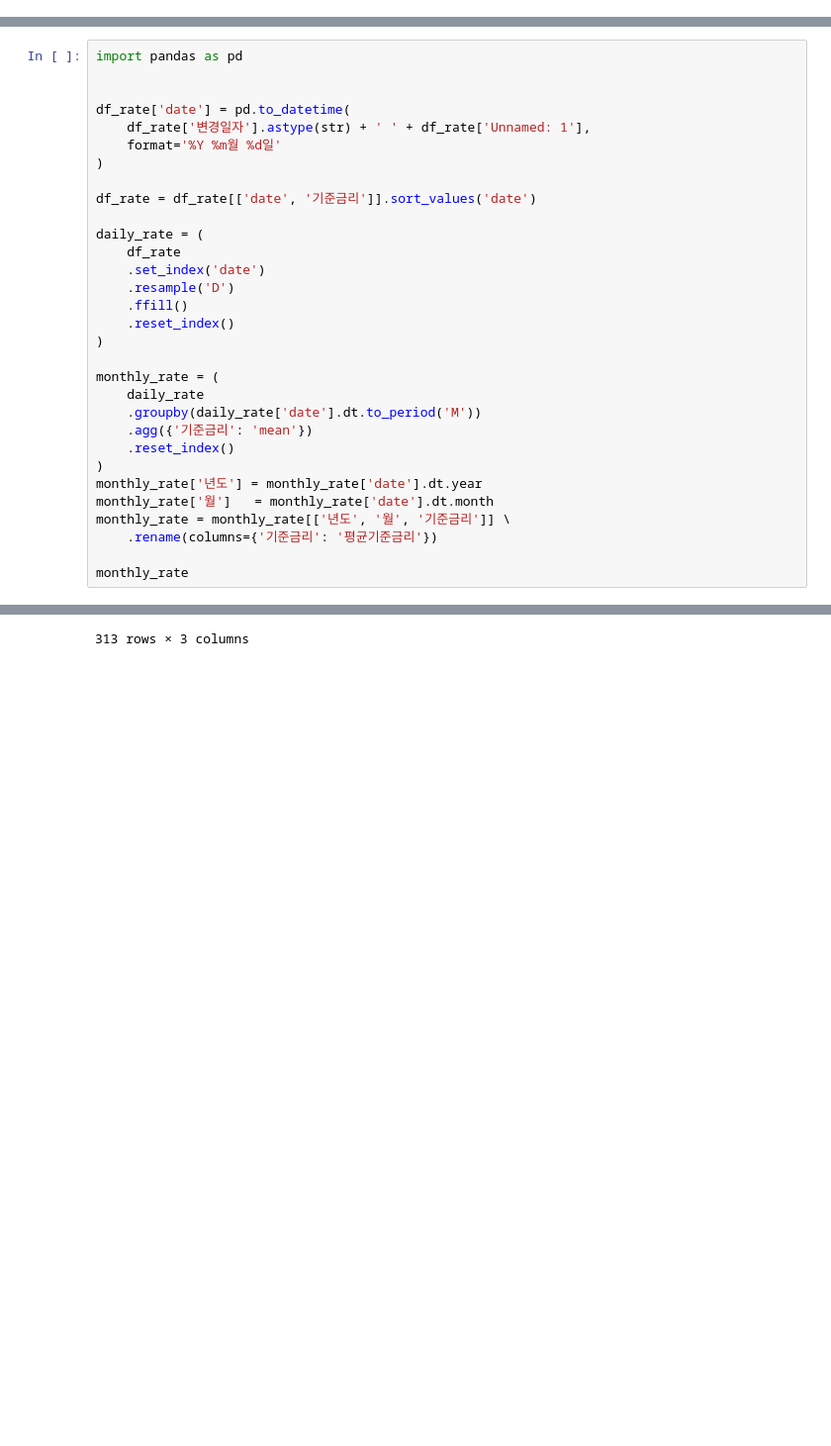
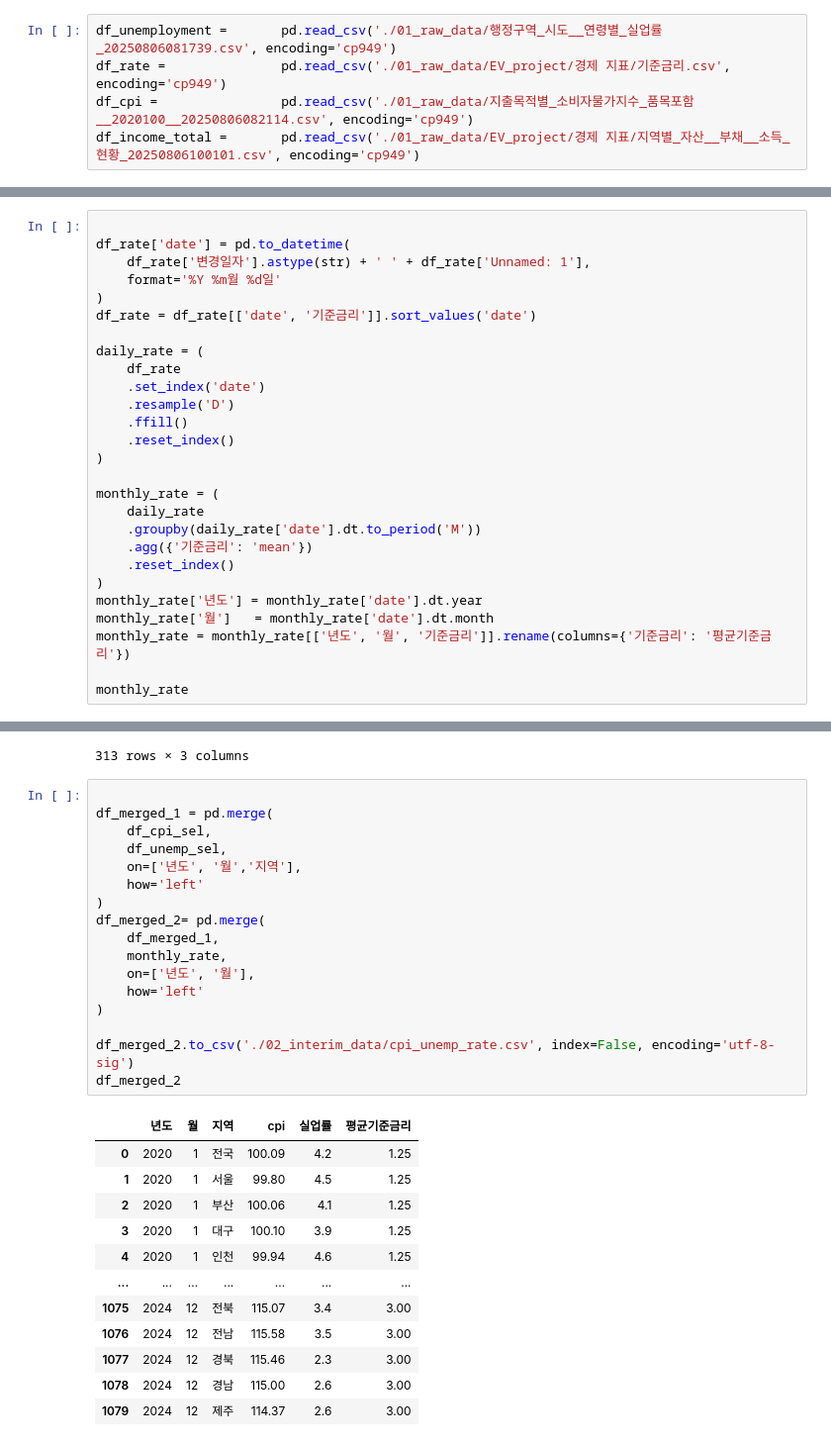
Before and after one commit to J2H3233/ev_project2, a Jupyter notebook: preprocess/economy.ipynb, the cells around one changed output, grey strips where cells are left out. Shown at 99% size. Saved outputs shown, nothing was run; the diff lists cells and outputs as text; blank space fills up the shorter version.

```diff
--- a/preprocess/interest_rate.ipynb
+++ b/preprocess/economy.ipynb
@@ -25,0 +4,5 @@ df_rate
+# %%
+df_unemployment =       pd.read_csv('./01_raw_data/행정구역_시도__연령별_실업률_20250806081739.csv', encoding='cp949')
+df_rate =               pd.read_csv('./01_raw_data/EV_project/경제 지표/기준금리.csv', encoding='cp949')
+df_cpi =                pd.read_csv('./01_raw_data/지출목적별_소비자물가지수_품목포함__2020100__20250806082114.csv', encoding='cp949')
+df_income_total =       pd.read_csv('./01_raw_data/EV_project/경제 지표/지역별_자산__부채__소득_현황_20250806100101.csv', encoding='cp949')
@@ -26,12 +124,9 @@ df_rate
 # %%
-import pandas as pd
-
 
 df_rate['date'] = pd.to_datetime(
     df_rate['변경일자'].astype(str) + ' ' + df_rate['Unnamed: 1'],
     format='%Y %m월 %d일'
 )
-
 df_rate = df_rate[['date', '기준금리']].sort_values('date')
 
 daily_rate = (
@@ -50,8 +145,7 @@ monthly_rate = (
 )
 monthly_rate['년도'] = monthly_rate['date'].dt.year
 monthly_rate['월']   = monthly_rate['date'].dt.month
-monthly_rate = monthly_rate[['년도', '월', '기준금리']] \
-    .rename(columns={'기준금리': '평균기준금리'})
+monthly_rate = monthly_rate[['년도', '월', '기준금리']].rename(columns={'기준금리': '평균기준금리'})
 
 monthly_rate
 # %% [output]
@@ -68,3 +162,33 @@ monthly_rate
 | 311 | 2025 | 4 | 2.750000 |
 | 312 | 2025 | 5 | 2.741379 |
 313 rows × 3 columns
+# %%
+
+df_merged_1 = pd.merge(
+    df_cpi_sel,
+    df_unemp_sel,
+    on=['년도', '월','지역'],
+    how='left'
+)
+df_merged_2= pd.merge(
+    df_merged_1,
+    monthly_rate,
+    on=['년도', '월'],
+    how='left'
+)
+
+df_merged_2.to_csv('./02_interim_data/cpi_unemp_rate.csv', index=False, encoding='utf-8-sig')
+df_merged_2
+# %% [output]
+|  | 년도 | 월 | 지역 | cpi | 실업률 | 평균기준금리 |
+| 0 | 2020 | 1 | 전국 | 100.09 | 4.2 | 1.25 |
+| 1 | 2020 | 1 | 서울 | 99.80 | 4.5 | 1.25 |
+| 2 | 2020 | 1 | 부산 | 100.06 | 4.1 | 1.25 |
+| 3 | 2020 | 1 | 대구 | 100.10 | 3.9 | 1.25 |
+| 4 | 2020 | 1 | 인천 | 99.94 | 4.6 | 1.25 |
+| ... | ... | ... | ... | ... | ... | ... |
+| 1075 | 2024 | 12 | 전북 | 115.07 | 3.4 | 3.00 |
+| 1076 | 2024 | 12 | 전남 | 115.58 | 3.5 | 3.00 |
+| 1077 | 2024 | 12 | 경북 | 115.46 | 2.3 | 3.00 |
+| 1078 | 2024 | 12 | 경남 | 115.00 | 2.6 | 3.00 |
+| 1079 | 2024 | 12 | 제주 | 114.37 | 2.6 | 3.00 |
```
Also changed, not shown: parts of 7 cells of this notebook, 31 other files.
